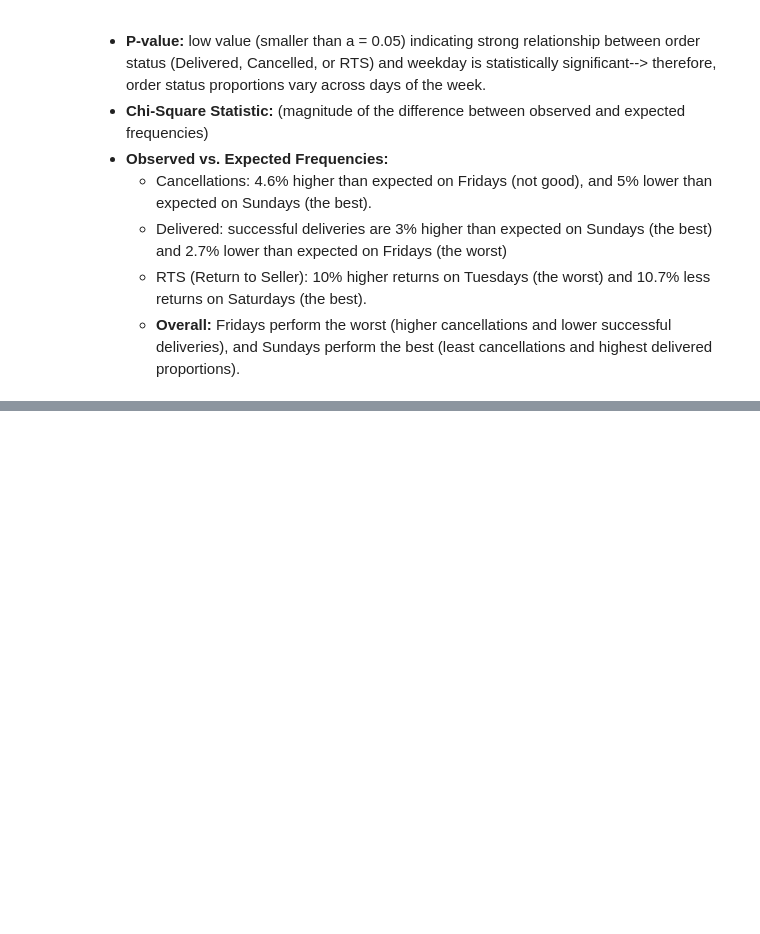
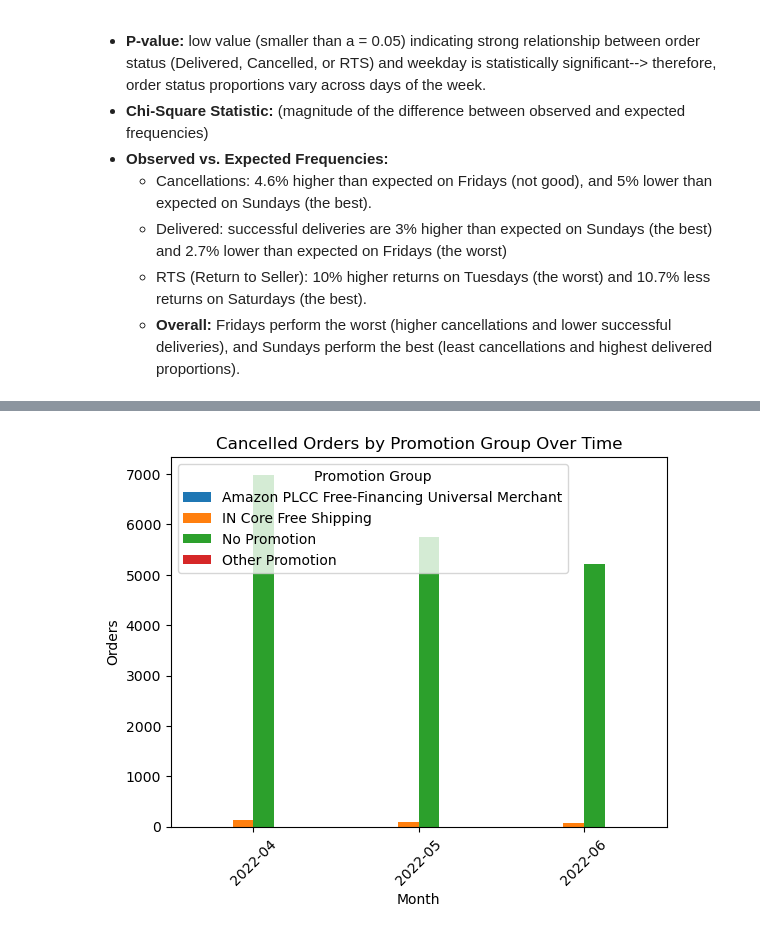
Before and after one commit to brianna-mitri/project-1, a Jupyter notebook: BM_Work/time_analysis.ipynb, the cells around one changed output, grey strips where cells are left out. Saved outputs shown, nothing was run; the diff lists cells and outputs as text; code cells hidden in the pictures; blank space fills up the shorter version.

```diff
--- a/BM_Work/time_analysis.ipynb
+++ b/BM_Work/time_analysis.ipynb
@@ -607,0 +794,7 @@ Sunday     -4.958088   3.045524                0.322941
+# %%
+# group data by month and promotion
+monthly_promo_stats = product_sales_df.groupby(['Month', 'promotion-group', 'Status'])['Order ID'].count().unstack(fill_value=0)
+monthly_promo_stats['Total Orders'] = monthly_promo_stats.sum(axis=1)
+
+# display df
+monthly_promo_stats
@@ -607,0 +814,11 @@ Sunday     -4.958088   3.045524                0.322941
+# %%
+# show cancelled trends over time
+monthly_promo_stats['Cancelled'].unstack('promotion-group').plot(kind='bar', title='Cancelled Orders by Promotion Group Over Time',
+                                                                 ylabel='Orders', rot=45)
+
+plt.legend(title='Promotion Group')
+
+# show plot
+plt.show()
+# %% [output]
+[figure, added]
```
Also changed, not shown: parts of 27 cells of this notebook.
